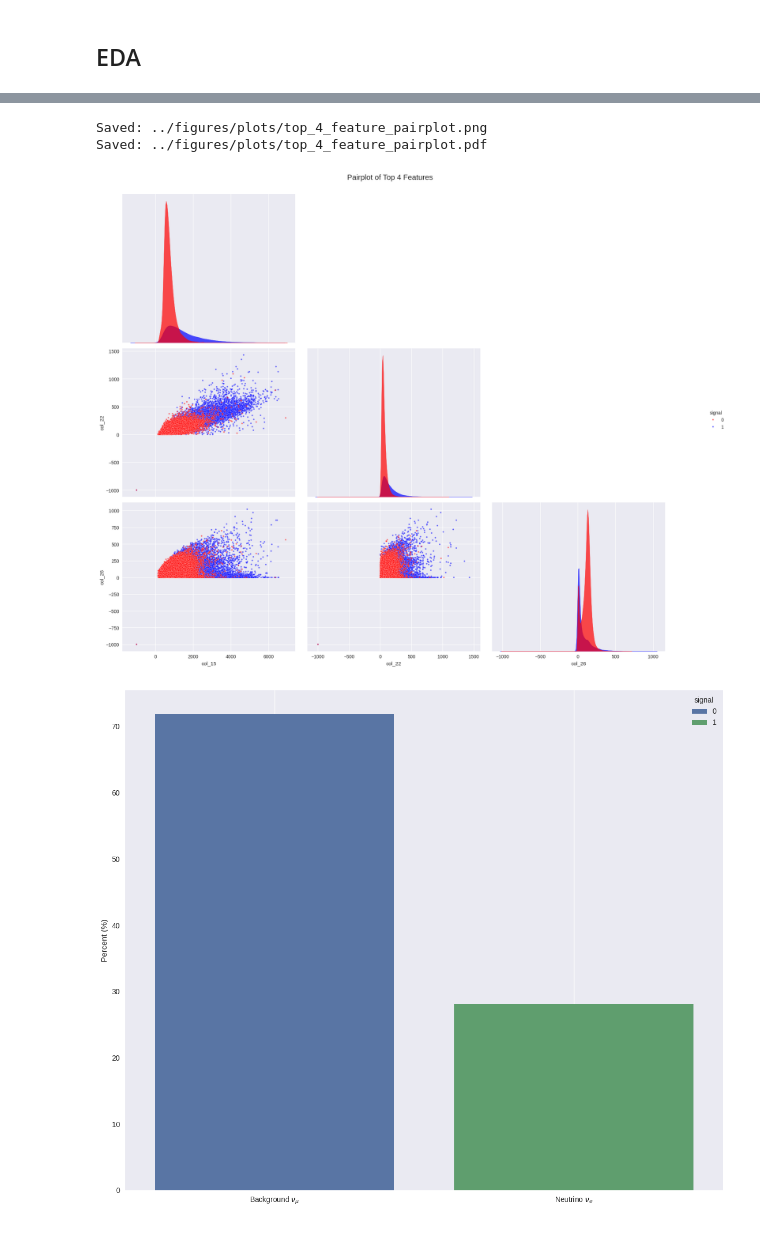
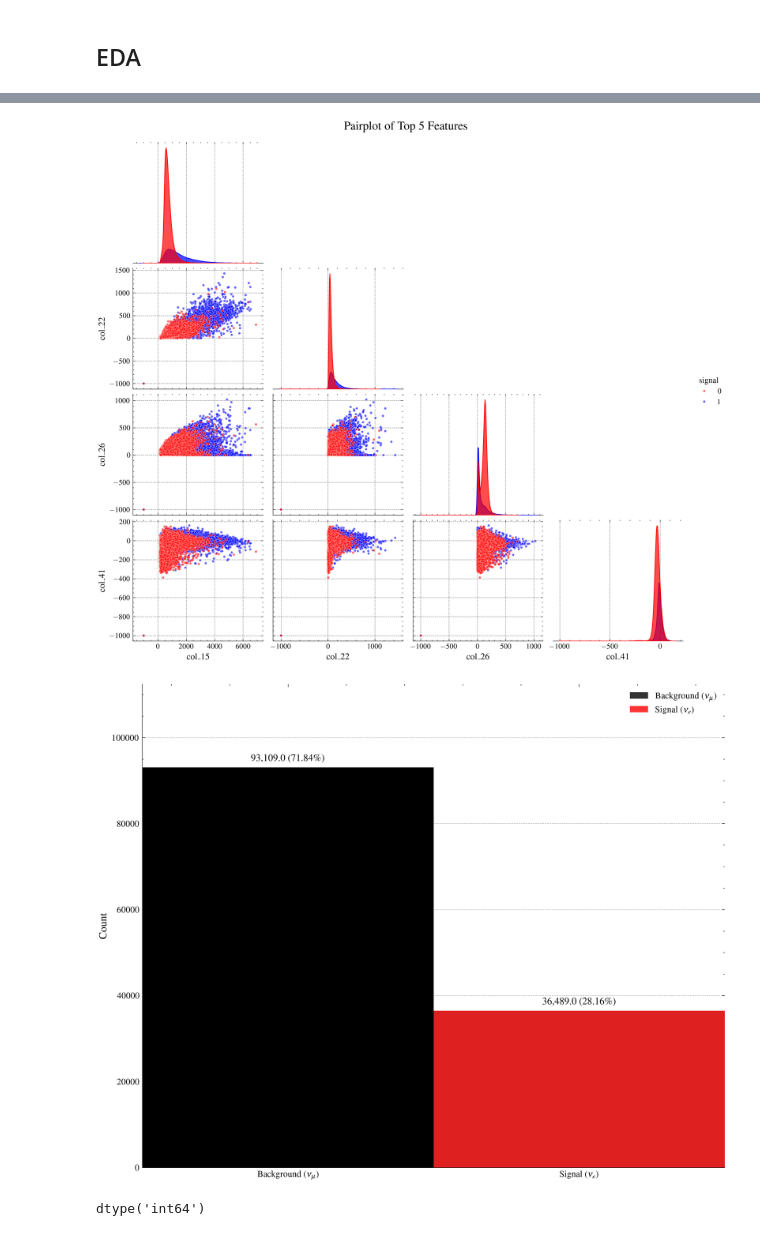
Before and after one commit to mchadolias/miniboone-classification, a Jupyter notebook: notebooks/01_data_exploration.ipynb, the cells around one changed output, grey strips where cells are left out. Cells and saved outputs as stored; diff of their text form; code cells hidden in the pictures.

```diff
--- a/notebooks/01_data_exploration.ipynb
+++ b/notebooks/01_data_exploration.ipynb
@@ -122,10 +112,12 @@ Saved: ../figures/plots/signal_background_distributions.pdf
 # %%
-fig_pair = plotter.create_top_feature_pairplot(df, num_features=4, save_config=save_config)
+fig_pair = plotter.create_top_feature_pairplot(df, num_features=5)
 # %% [output]
-Saved: ../figures/plots/top_4_feature_pairplot.png
-Saved: ../figures/plots/top_4_feature_pairplot.pdf
-[figure, old version]
+[figure, new version]
 # %%
-fig = plotter.create_target_plot(df, stat="percent")
+fig = plotter.create_target_distribution_plot(df, show_legend=True, width=1)
 # %% [output]
-[figure, old version]
+[figure, new version]
+# %%
+df["signal"].dtypes
+# %% [output]
+dtype('int64')
```
Also changed, not shown: parts of 8 cells of this notebook, 10 other files.
